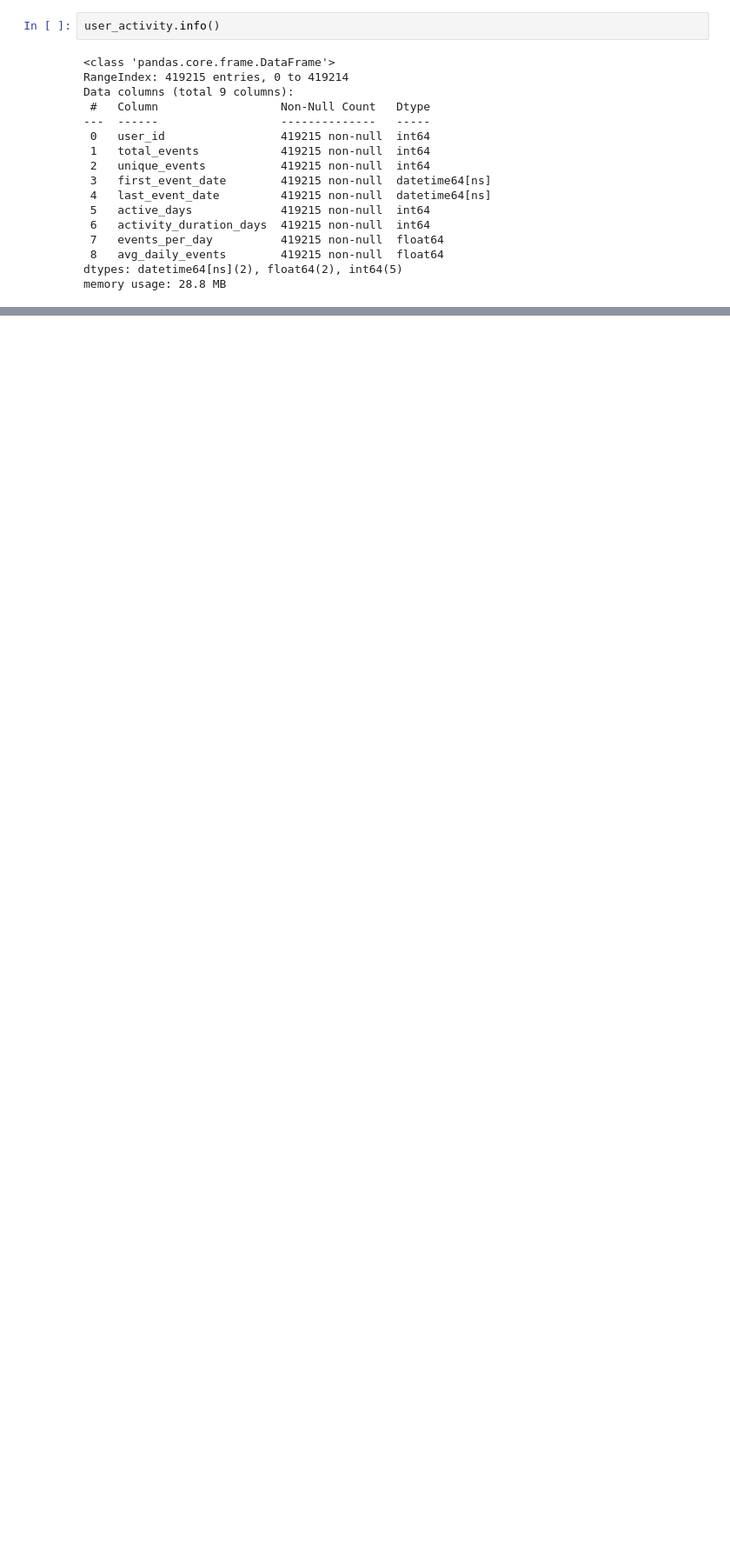
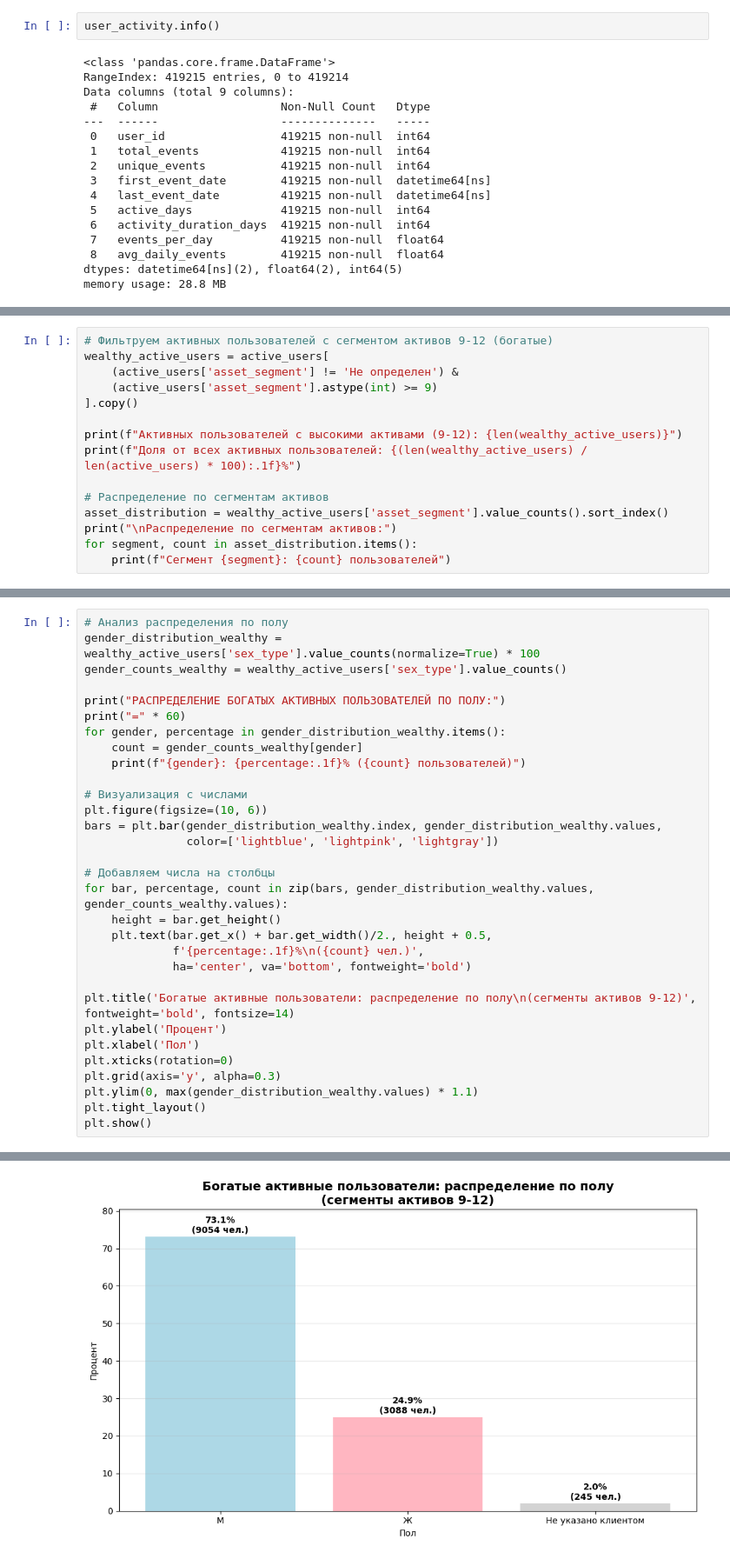
Before and after one commit to Adil7777/Datathon-25-Hackaton, a Jupyter notebook: target_client.ipynb, the cells around one changed output, grey strips where cells are left out. Shown: that part at 87% size. Cells and saved outputs as stored; diff of their text form; blank space fills up the shorter version.

```diff
--- a/target_client.ipynb
+++ b/target_client.ipynb
@@ -64,0 +427,15 @@ memory usage: 28.8 MB
+# %%
+# Фильтруем активных пользователей с сегментом активов 9-12 (богатые)
+wealthy_active_users = active_users[
+    (active_users['asset_segment'] != 'Не определен') &
+    (active_users['asset_segment'].astype(int) >= 9)
+].copy()
+
+print(f"Активных пользователей с высокими активами (9-12): {len(wealthy_active_users)}")
+print(f"Доля от всех активных пользователей: {(len(wealthy_active_users) / len(active_users) * 100):.1f}%")
+
+# Распределение по сегментам активов
+asset_distribution = wealthy_active_users['asset_segment'].value_counts().sort_index()
+print("\nРаспределение по сегментам активов:")
+for segment, count in asset_distribution.items():
+    print(f"Сегмент {segment}: {count} пользователей")
@@ -64,0 +451,32 @@ memory usage: 28.8 MB
+# %%
+# Анализ распределения по полу
+gender_distribution_wealthy = wealthy_active_users['sex_type'].value_counts(normalize=True) * 100
+gender_counts_wealthy = wealthy_active_users['sex_type'].value_counts()
+
+print("РАСПРЕДЕЛЕНИЕ БОГАТЫХ АКТИВНЫХ ПОЛЬЗОВАТЕЛЕЙ ПО ПОЛУ:")
+print("=" * 60)
+for gender, percentage in gender_distribution_wealthy.items():
+    count = gender_counts_wealthy[gender]
+    print(f"{gender}: {percentage:.1f}% ({count} пользователей)")
+
+# Визуализация с числами
+plt.figure(figsize=(10, 6))
+bars = plt.bar(gender_distribution_wealthy.index, gender_distribution_wealthy.values,
+               color=['lightblue', 'lightpink', 'lightgray'])
+
+# Добавляем числа на столбцы
+for bar, percentage, count in zip(bars, gender_distribution_wealthy.values, gender_counts_wealthy.values):
+    height = bar.get_height()
+    plt.text(bar.get_x() + bar.get_width()/2., height + 0.5,
+             f'{percentage:.1f}%\n({count} чел.)',
+             ha='center', va='bottom', fontweight='bold')
+
+plt.title('Богатые активные пользователи: распределение по полу\n(сегменты активов 9-12)', fontweight='bold', fontsize=14)
+plt.ylabel('Процент')
+plt.xlabel('Пол')
+plt.xticks(rotation=0)
+plt.grid(axis='y', alpha=0.3)
+plt.ylim(0, max(gender_distribution_wealthy.values) * 1.1)
+plt.tight_layout()
+plt.show()
+# %% [output]
@@ -64,0 +488 @@ memory usage: 28.8 MB
+[figure, added]
```
Also changed, not shown: parts of 29 cells of this notebook.
